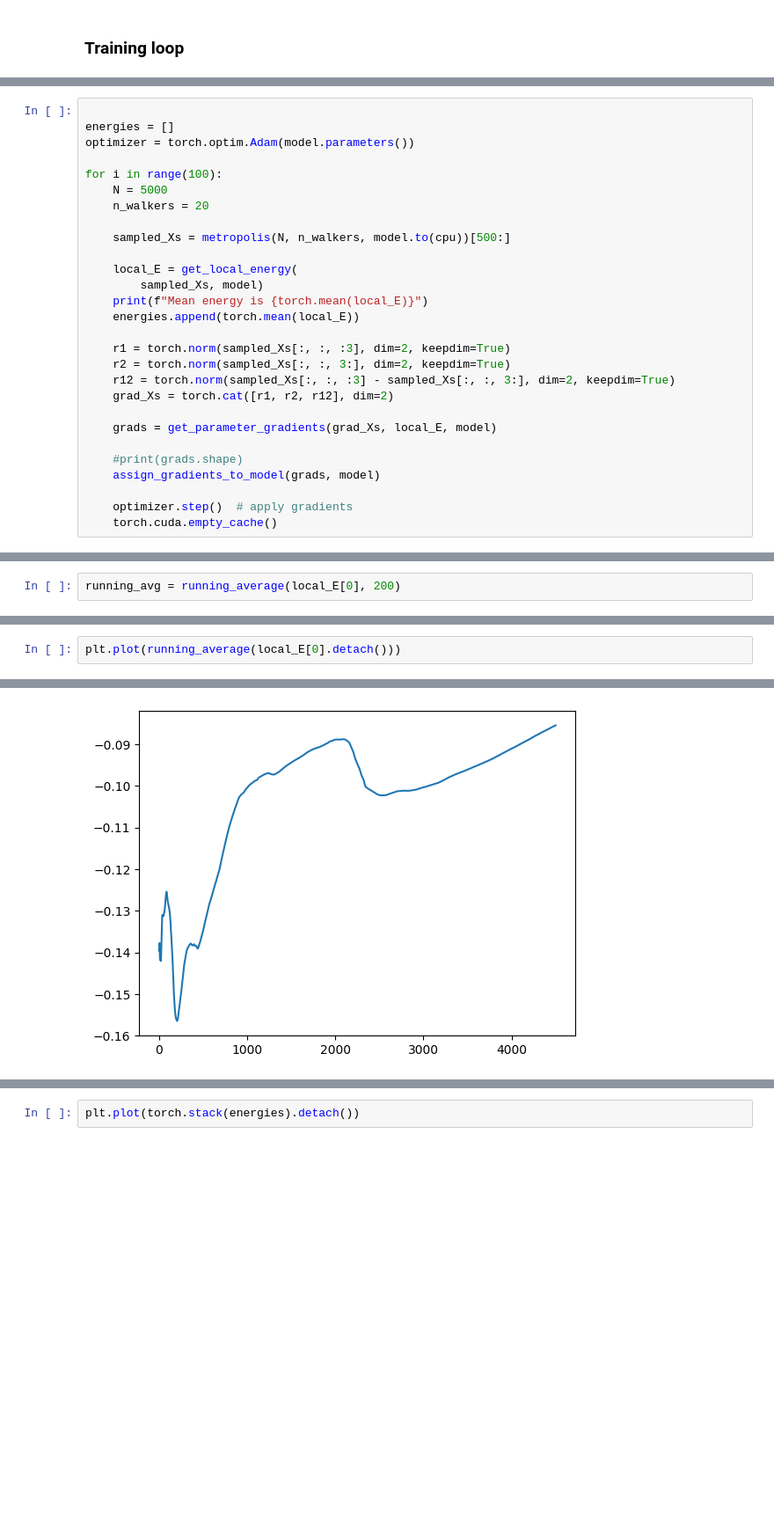
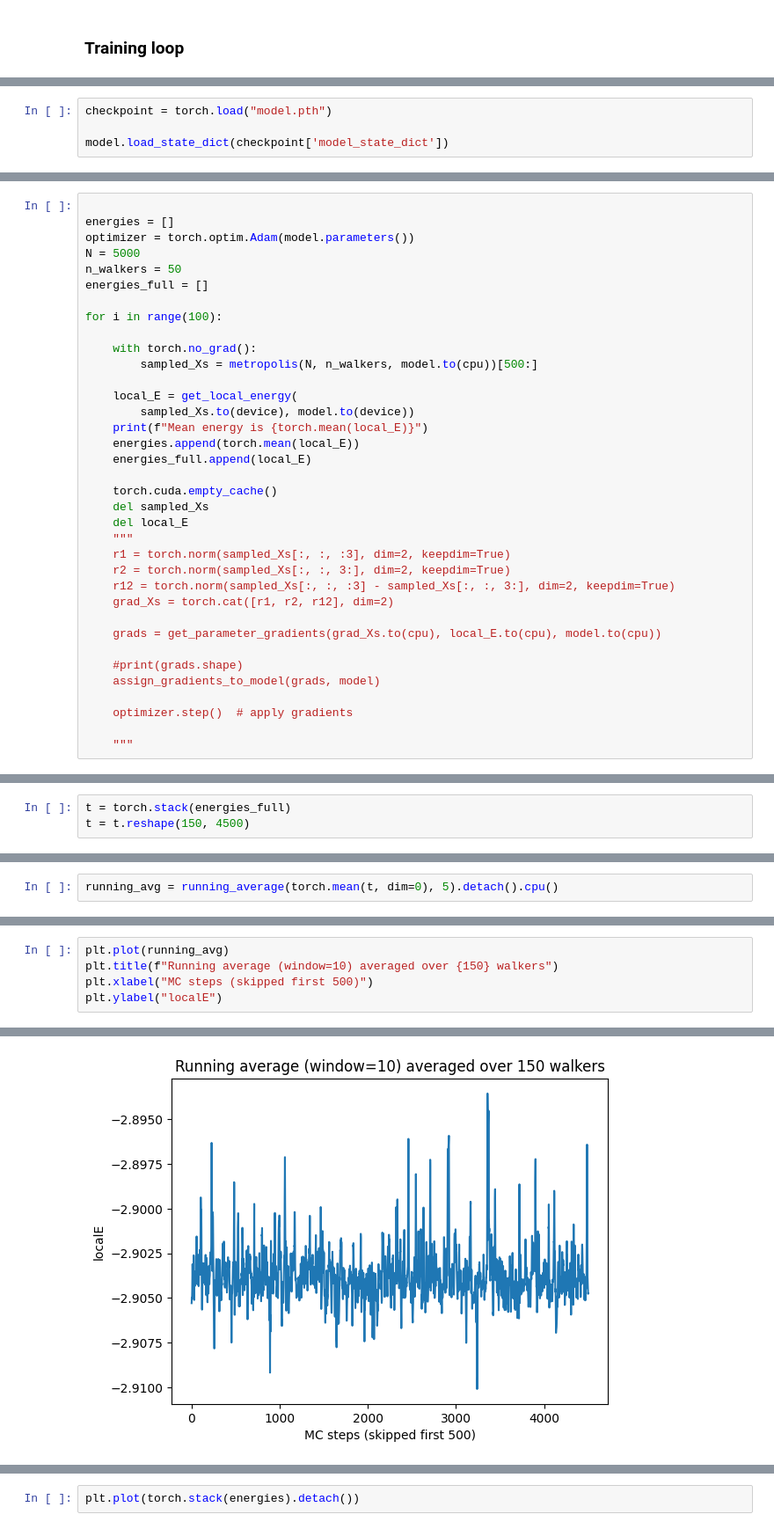
Before and after one commit to Parvfect/QVMC, a Jupyter notebook: nn_helium/nn.ipynb, the cells around one changed output, grey strips where cells are left out. Shown at 88% size. Saved outputs shown, nothing was run; the diff lists cells and outputs as text; blank space fills up the shorter version.

```diff
--- a/nn_helium/nn.ipynb
+++ b/nn_helium/nn.ipynb
@@ -224,0 +245,4 @@ plt.plot(energies)
+# %%
+checkpoint = torch.load("model.pth")
+
+model.load_state_dict(checkpoint['model_state_dict'])
@@ -226,27 +252,35 @@ plt.plot(energies)
 
 energies = []
 optimizer = torch.optim.Adam(model.parameters())
+N = 5000
+n_walkers = 50
+energies_full = []
 
 for i in range(100):
-    N = 5000
-    n_walkers = 20
 
-    sampled_Xs = metropolis(N, n_walkers, model.to(cpu))[500:]
+    with torch.no_grad():
+        sampled_Xs = metropolis(N, n_walkers, model.to(cpu))[500:]
 
     local_E = get_local_energy(
-        sampled_Xs, model)
+        sampled_Xs.to(device), model.to(device))
     print(f"Mean energy is {torch.mean(local_E)}")
     energies.append(torch.mean(local_E))
+    energies_full.append(local_E)
 
+    torch.cuda.empty_cache()
+    del sampled_Xs
+    del local_E
+    """
     r1 = torch.norm(sampled_Xs[:, :, :3], dim=2, keepdim=True)
     r2 = torch.norm(sampled_Xs[:, :, 3:], dim=2, keepdim=True)
     r12 = torch.norm(sampled_Xs[:, :, :3] - sampled_Xs[:, :, 3:], dim=2, keepdim=True)
     grad_Xs = torch.cat([r1, r2, r12], dim=2)
 
-    grads = get_parameter_gradients(grad_Xs, local_E, model)
+    grads = get_parameter_gradients(grad_Xs.to(cpu), local_E.to(cpu), model.to(cpu))
 
     #print(grads.shape)
     assign_gradients_to_model(grads, model)
 
     optimizer.step()  # apply gradients
-    torch.cuda.empty_cache()
+
+    """
@@ -252,0 +318,3 @@ for i in range(100):
+# %%
+t = torch.stack(energies_full)
+t = t.reshape(150, 4500)
@@ -253,2 +325,2 @@ for i in range(100):
 # %%
-running_avg = running_average(local_E[0], 200)
+running_avg = running_average(torch.mean(t, dim=0), 5).detach().cpu()
@@ -255,3 +329,6 @@ running_avg = running_average(local_E[0], 200)
 # %%
-plt.plot(running_average(local_E[0].detach()))
+plt.plot(running_avg)
+plt.title(f"Running average (window=10) averaged over {150} walkers")
+plt.xlabel("MC steps (skipped first 500)")
+plt.ylabel("localE")
 # %% [output]
@@ -259 +336 @@ plt.plot(running_average(local_E[0].detach()))
-[figure, old version]
+[figure, new version]
```
Also changed, not shown: parts of 17 cells of this notebook.
